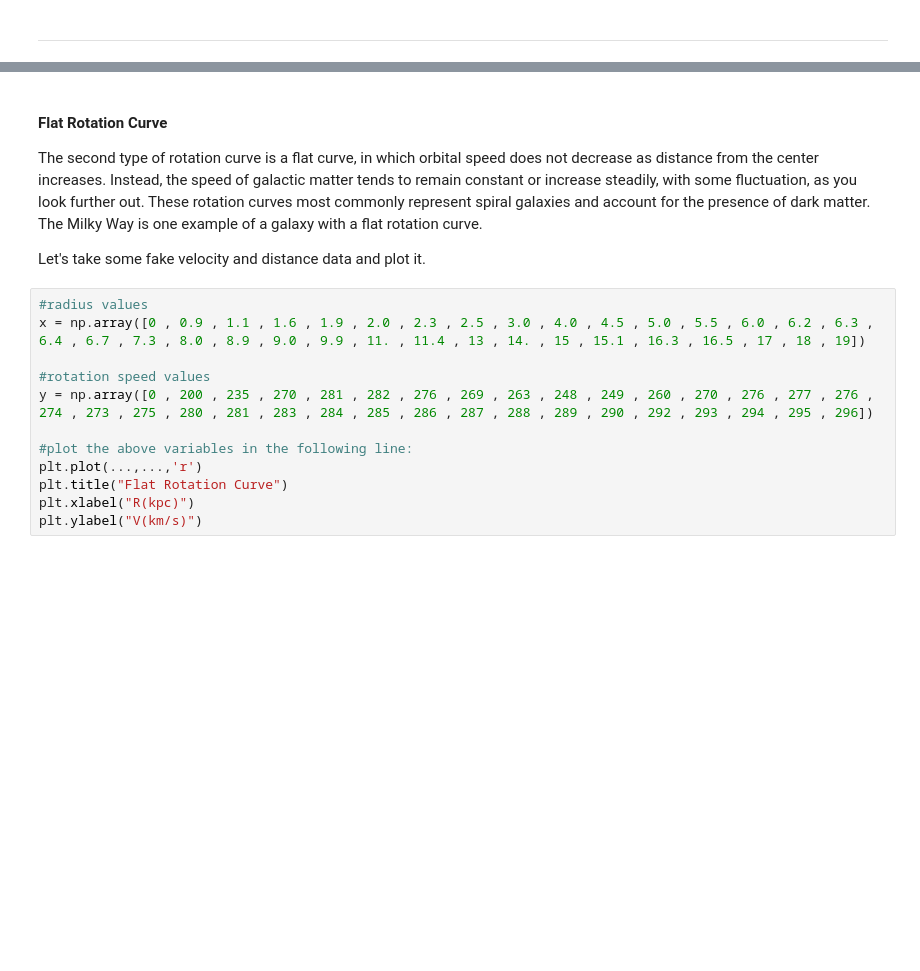
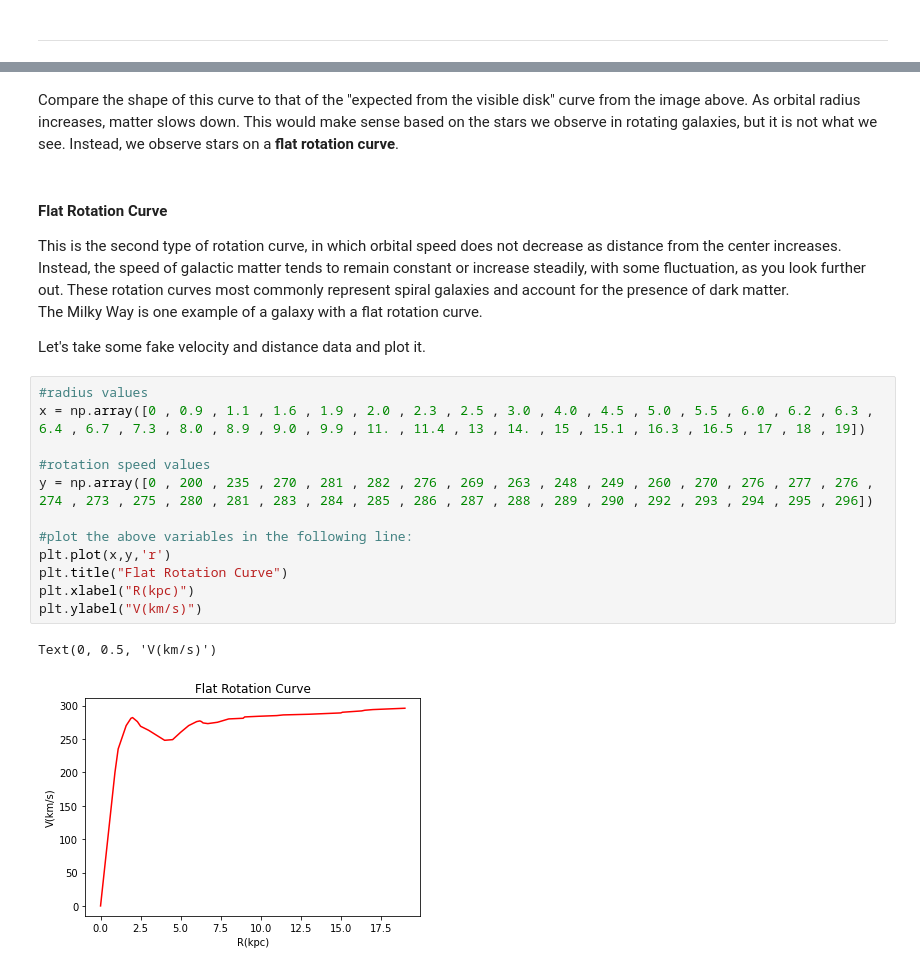
Before and after one commit to kathrynhart1/DMandRCs, a Jupyter notebook: Dark_Matter_and_Weighing_the_Galaxy.ipynb, the cells around one changed output, grey strips where cells are left out. Drawn from its saved outputs; the diff is of its cells as text; blank space fills up the shorter version.

```diff
--- a/Dark_Matter_and_Weighing_the_Galaxy.ipynb
+++ b/Dark_Matter_and_Weighing_the_Galaxy.ipynb
@@ -194,6 +206,8 @@ plt.ylabel("V(km/s)")
+# %% [markdown]
+Compare the shape of this curve to that of the "expected from the visible disk" curve from the image above. As orbital radius increases, matter slows down. This would make sense based on the stars we observe in rotating galaxies, but it is not what we see. Instead, we observe stars on a <b>flat rotation curve</b>.
 # %% [markdown]
 <h4>Flat Rotation Curve</h4>
-The second type of rotation curve is a flat curve, in which orbital speed does not decrease as distance from the center increases. Instead, the speed of galactic matter tends to remain constant or increase steadily, with some fluctuation, as you look further out. These rotation curves most commonly represent spiral galaxies and account for the presence of dark matter.
+This is the second type of rotation curve, in which orbital speed does not decrease as distance from the center increases. Instead, the speed of galactic matter tends to remain constant or increase steadily, with some fluctuation, as you look further out. These rotation curves most commonly represent spiral galaxies and account for the presence of dark matter.
 
 The Milky Way is one example of a galaxy with a flat rotation curve.
 
@@ -201,13 +215,16 @@ Let's take some fake velocity and distance data and plot it.
 # %%
 #radius values
 x = np.array([0 , 0.9 , 1.1 , 1.6 , 1.9 , 2.0 , 2.3 , 2.5 , 3.0 , 4.0 , 4.5 , 5.0 , 5.5 , 6.0 , 6.2 , 6.3 , 6.4 , 6.7 , 7.3 , 8.0 , 8.9 , 9.0 , 9.9 , 11. , 11.4 , 13 , 14. , 15 , 15.1 , 16.3 , 16.5 , 17 , 18 , 19])
 
 #rotation speed values
 y = np.array([0 , 200 , 235 , 270 , 281 , 282 , 276 , 269 , 263 , 248 , 249 , 260 , 270 , 276 , 277 , 276 , 274 , 273 , 275 , 280 , 281 , 283 , 284 , 285 , 286 , 287 , 288 , 289 , 290 , 292 , 293 , 294 , 295 , 296])
 
 #plot the above variables in the following line:
-plt.plot(...,...,'r')
+plt.plot(x,y,'r')
 plt.title("Flat Rotation Curve")
 plt.xlabel("R(kpc)")
 plt.ylabel("V(km/s)")
+# %% [output]
+Text(0, 0.5, 'V(km/s)')
+[figure, added]
 # %% [markdown]
```
Also changed, not shown: parts of 38 cells of this notebook.
